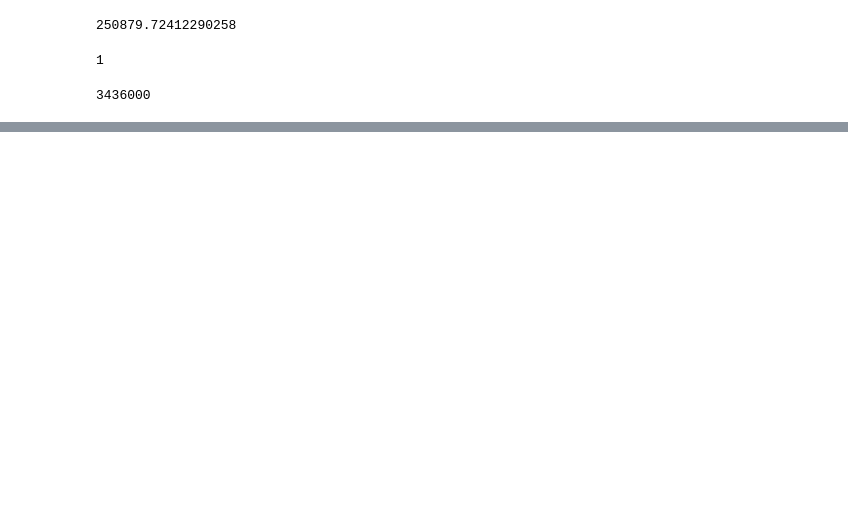
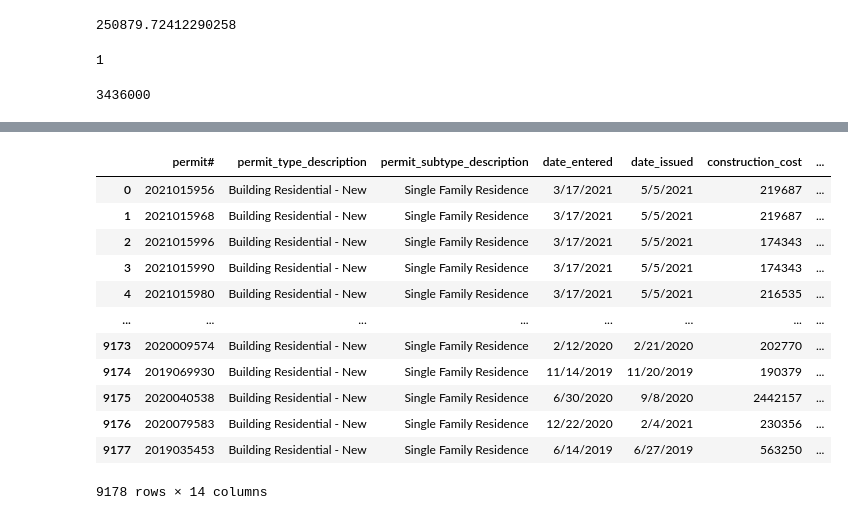
Before and after one commit to Cristian-Vargas9/Nashville_Housing_Market, a Jupyter notebook: cleaning_demographics_data.ipynb, the cells around one changed output, grey strips where cells are left out. Cells and saved outputs as stored; diff of their text form; code cells hidden in the pictures; blank space fills up the shorter version.

```diff
--- a/cleaning_demographics_data.ipynb
+++ b/cleaning_demographics_data.ipynb
@@ -548,0 +541,16 @@ residential_nash_clean.loc(residential_nash_clean)
+# %%
+residential_nash_clean
+# %% [output]
+|  | permit# | permit_type_description | permit_subtype_description | date_entered | date_issued | construction_cost | ... |
+| 0 | 2021015956 | Building Residential - New | Single Family Residence | 3/17/2021 | 5/5/2021 | 219687 | ... |
+| 1 | 2021015968 | Building Residential - New | Single Family Residence | 3/17/2021 | 5/5/2021 | 219687 | ... |
+| 2 | 2021015996 | Building Residential - New | Single Family Residence | 3/17/2021 | 5/5/2021 | 174343 | ... |
+| 3 | 2021015990 | Building Residential - New | Single Family Residence | 3/17/2021 | 5/5/2021 | 174343 | ... |
+| 4 | 2021015980 | Building Residential - New | Single Family Residence | 3/17/2021 | 5/5/2021 | 216535 | ... |
+| ... | ... | ... | ... | ... | ... | ... | ... |
+| 9173 | 2020009574 | Building Residential - New | Single Family Residence | 2/12/2020 | 2/21/2020 | 202770 | ... |
+| 9174 | 2019069930 | Building Residential - New | Single Family Residence | 11/14/2019 | 11/20/2019 | 190379 | ... |
+| 9175 | 2020040538 | Building Residential - New | Single Family Residence | 6/30/2020 | 9/8/2020 | 2442157 | ... |
+| 9176 | 2020079583 | Building Residential - New | Single Family Residence | 12/22/2020 | 2/4/2021 | 230356 | ... |
+| 9177 | 2019035453 | Building Residential - New | Single Family Residence | 6/14/2019 | 6/27/2019 | 563250 | ... |
+9178 rows × 14 columns
```
Also changed, not shown: parts of 28 cells of this notebook, 1 other file.
